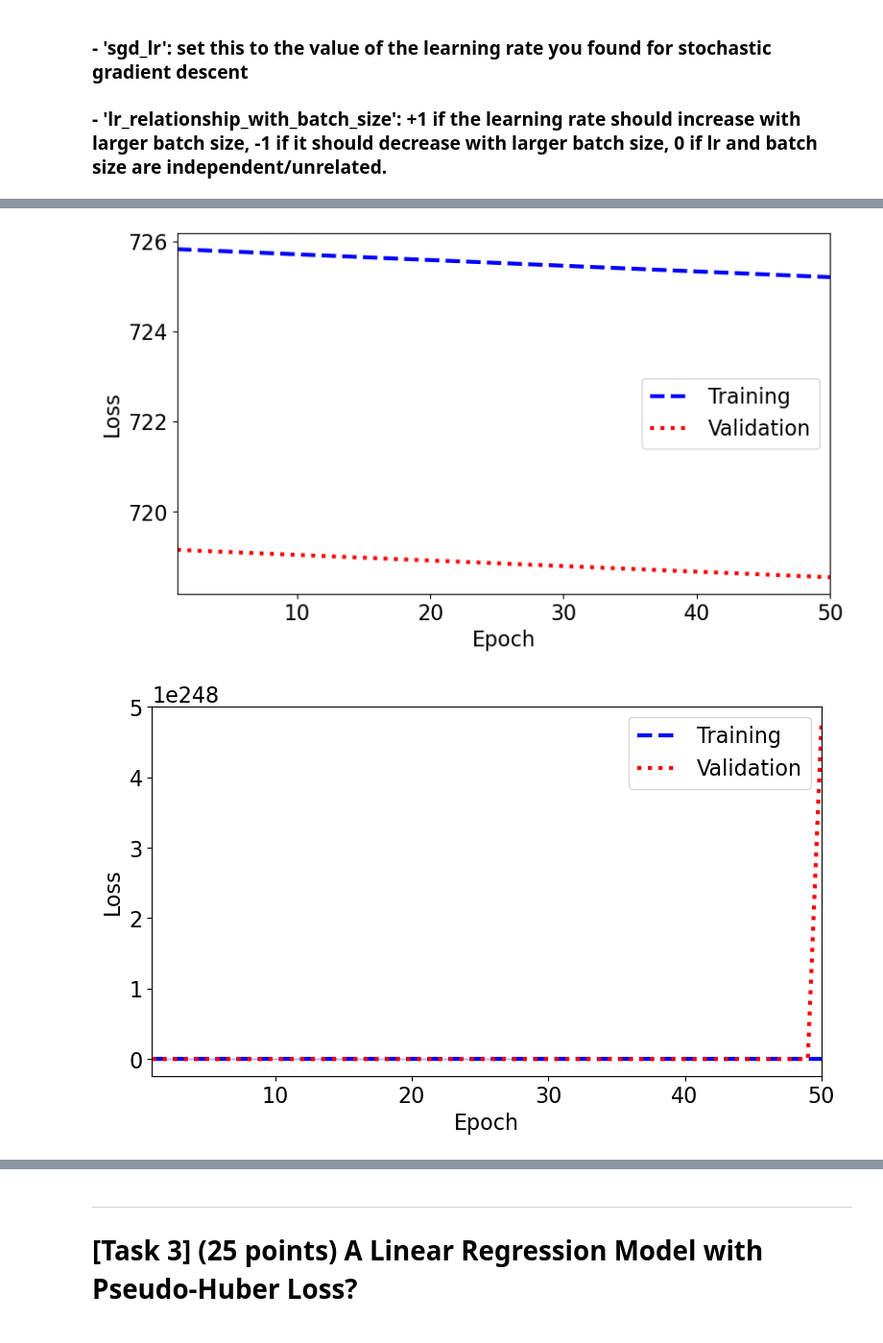
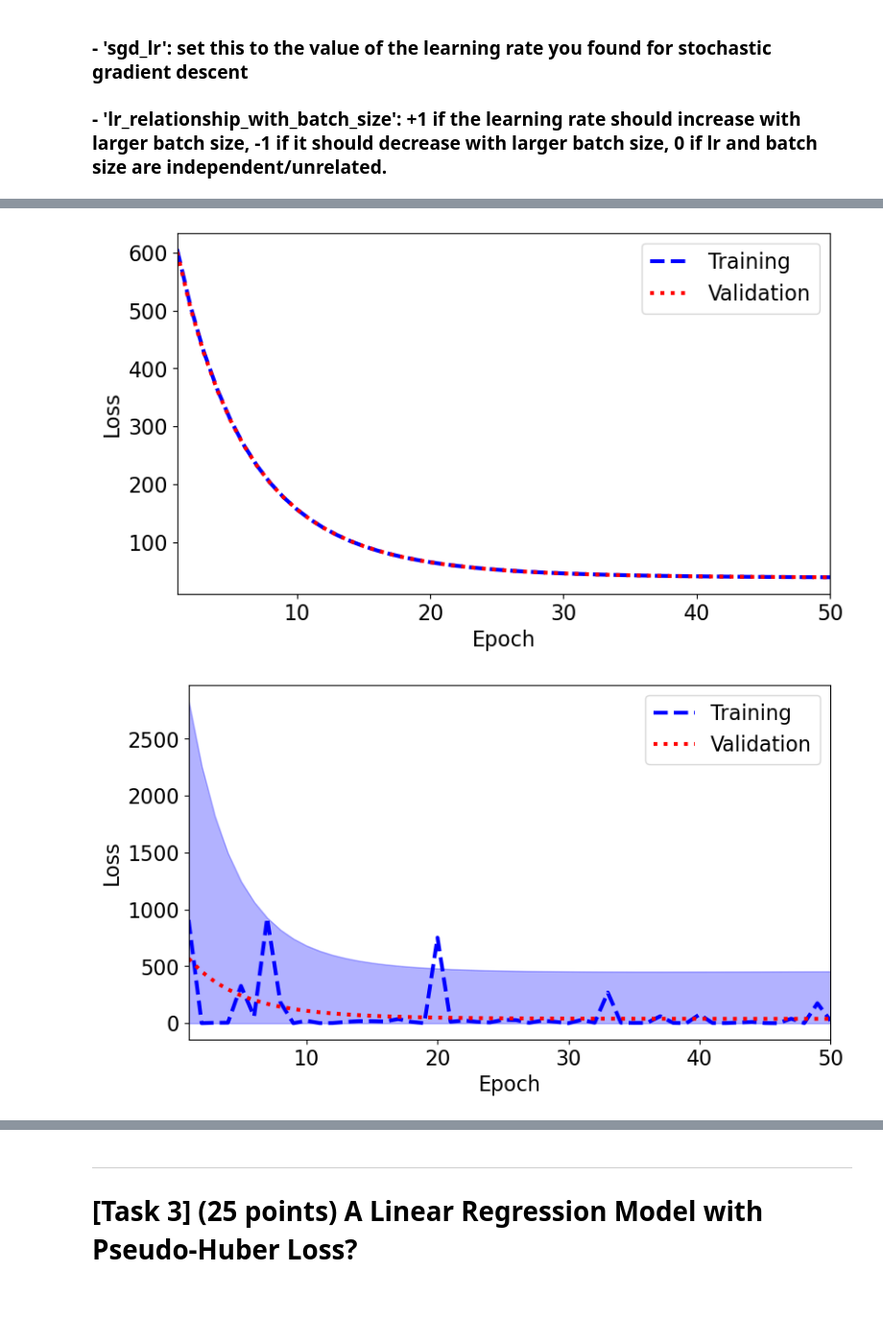
Before and after one commit to tikaharu-sharma/Machine-Learning-Engineering, a Jupyter notebook: hw3/hw3.ipynb, the cells around one changed output, grey strips where cells are left out. Shown at 96% size. Drawn from its saved outputs; the diff is of its cells as text; code cells hidden in the pictures; blank space fills up the shorter version.

```diff
--- a/hw3/hw3.ipynb
+++ b/hw3/hw3.ipynb
@@ -324,11 +324,17 @@ def generic_partition_shuffle_sgd(X, y, model_fns_tup, init_params_fn, lr_schedu
             mb_X = shuf_X[batch_start:batch_end, :]
             mb_y = shuf_y[batch_start:batch_end]
 
-
             assert mb_X.shape[0] == mb_y.shape[0]
 
             gradient = gradient_fn(theta, mb_X, mb_y) # calculate the gradient vector
             assert gradient.shape == theta.shape
+
+            if clip_gradient:
+                # L2-norm clip the gradient
+                # YOUR CODE HERE
+                grad_norm = np.linalg.norm(gradient)
+                if grad_norm > 0:
+                    gradient = gradient / grad_norm
 
             # update theta (this is the actual gradient descent step)
             theta = theta - eta * gradient
@@ -600,8 +606,8 @@ val_x_with_b = np.c_[np.ones((val_x.shape[0],1)), val_x]
 
 model_fns_tup = (predict_linear, loss_mse, gradient_mse)
 
-sgd_lr = 0.012
-bgd_lr = 0.000004
+sgd_lr = 0.000004
+bgd_lr = 0.04
 lr_relationship_with_batch_size = +1
 
 """Fill in your code
@@ -609,6 +615,7 @@ lr_relationship_with_batch_size = +1
 # YOUR CODE HERE
 bgd_lr_sched_fn = lambda i: constant_lr_schedule(bgd_lr, i)
 sgd_lr_sched_fn = lambda i: constant_lr_schedule(sgd_lr, i)
+init_params_fn = zero_init
 
 bgd_model_dc = generic_partition_shuffle_sgd(
     X_with_b, train_y, model_fns_tup, init_params_fn, bgd_lr_sched_fn,
@@ -621,6 +628,10 @@ sgd_model_dc = generic_partition_shuffle_sgd(
     val_data=(val_x_with_b, val_y), num_epochs=num_epochs, batch_size=1,
     verbose=True, verb_freq=20000
 )
+
+r2_mse_mae_eval(bgd_model_dc['theta'], train_x, train_y, val_x, val_y)
+r2_mse_mae_eval(sgd_model_dc['theta'], train_x, train_y, val_x, val_y)
+
 plot_gd_data(bgd_model_dc, plot_var=False)
 plot_gd_data(sgd_model_dc, plot_var=True)
 # %% [output]
@@ -644,5 +655,5 @@ plot_gd_data(sgd_model_dc, plot_var=True)
-[figure, old version]
+[figure, new version]
-[figure, old version]
+[figure, new version]
 # %%
 """ [ASSERTS] Check 2c completed. """
 
```
Also changed, not shown: parts of 5 cells of this notebook, 1 other file.
